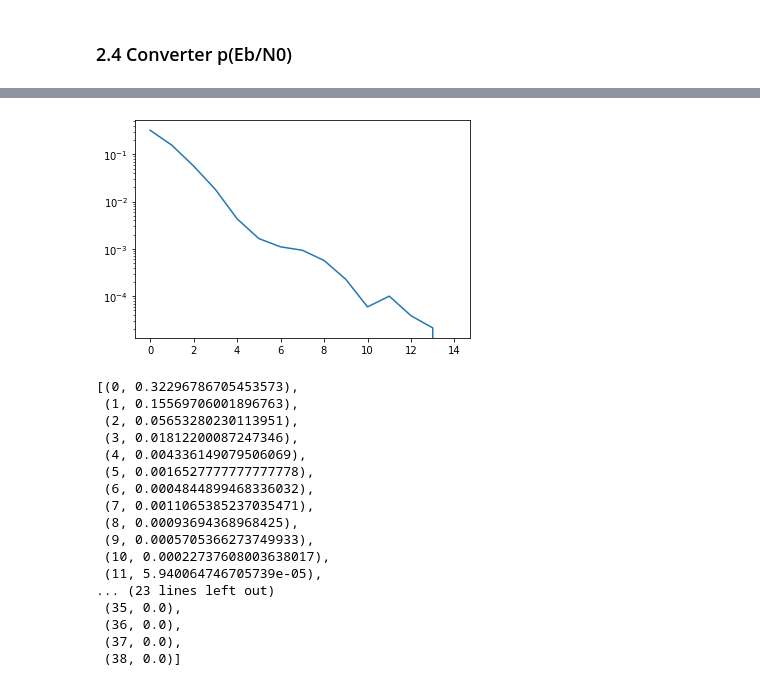
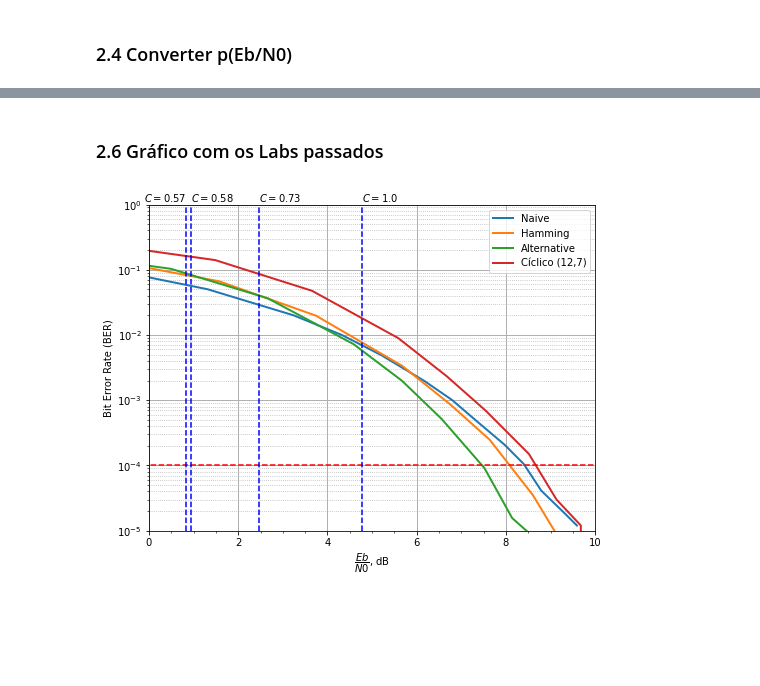
Before and after one commit to kowalks/ele32-labs, a Jupyter notebook: lab4.ipynb, the cells around one changed output, grey strips where cells are left out. Cells and saved outputs as stored; diff of their text form; code cells hidden in the pictures; blank space fills up the shorter version.

```diff
--- a/lab4.ipynb
+++ b/lab4.ipynb
@@ -256,29 +234,43 @@ Rs
-# %%
-plt.figure()
-ax = plt.gca()
-plt.plot(conv_bsc_prob[2][:6] + conv_bsc_prob[2][7:13] + conv_bsc_prob[2][15:16] + conv_bsc_prob[2][17:19])
-# plt.plot(conv_bsc_prob[2])
-ax.set_yscale('log')
-plt.show()
-# %% [output]
-[figure, removed]
-# %%
-list(enumerate(conv_bsc_prob[2]))
-# %% [output]
-[(0, 0.32296786705453573),
- (1, 0.15569706001896763),
- (2, 0.05653280230113951),
- (3, 0.01812200087247346),
- (4, 0.004336149079506069),
- (5, 0.0016527777777777778),
- (6, 0.0004844899468336032),
- (7, 0.0011065385237035471),
- (8, 0.00093694368968425),
- (9, 0.0005705366273749933),
- (10, 0.00022737608003638017),
- (11, 5.940064746705739e-05),
-... (23 lines left out)
- (35, 0.0),
- (36, 0.0),
- (37, 0.0),
- (38, 0.0)]
+# %% [markdown]
+### 2.6 Gráfico com os Labs passados
+# %%
+import matplotlib.pyplot as plt
+
+fig = plt.figure(figsize=(8, 6))
+ax = plt.gca()
+lw = 2
+
+plt.grid(visible=True, which='major', axis='both', linewidth=1)
+plt.grid(visible=True, which='minor', axis='y', linestyle='dotted')
+
+plt.plot(naive_eb_n0, naive_prob, linewidth=lw)
+plt.plot(hamming_eb_n0, hamming_prob, linewidth=lw)
+plt.plot(alt_eb_n0, alt_prob, linewidth=lw)
+plt.plot(cyclic_eb_n0, cyclic_prob, linewidth=lw)
+
+# Linha
+plt.plot([-3,10], [1e-4,1e-4], color='red', linestyle='dashed')
+
+# Linhas verticais
+Rs = set([naive_rate, hamming_rate, alt_rate, cyclic_rate])
+for i, r in enumerate(Rs):
+    snr = 2**(2*r)-1
+    snr_db = 10*np.log10(snr)
+    plt.plot([snr_db, snr_db], [1e-5, 1], color='blue', linestyle='dashed')
+    if i == 0:
+        plt.text(snr_db, 1.1, f'$C={float(r):.2}$', ha='right')
+    else:
+        plt.text(snr_db, 1.1, f'$C={float(r):.2}$')
+
+ax.set_yscale('log')
+# ax.set_xscale('log')
+# ax.invert_xaxis()
+plt.ylim(1e-5, 1)
+plt.xlim(0,10)
+ax.legend(['Naive', 'Hamming', 'Alternative', 'Cíclico (12,7)'])
+plt.ylabel('Bit Error Rate (BER)')
+plt.xlabel(r'$\dfrac{Eb}{N0}$, dB')
+plt.minorticks_on()
+plt.show()
+# %% [output]
+[figure, added]
```
Also changed, not shown: parts of 10 cells of this notebook, 3 other files.
